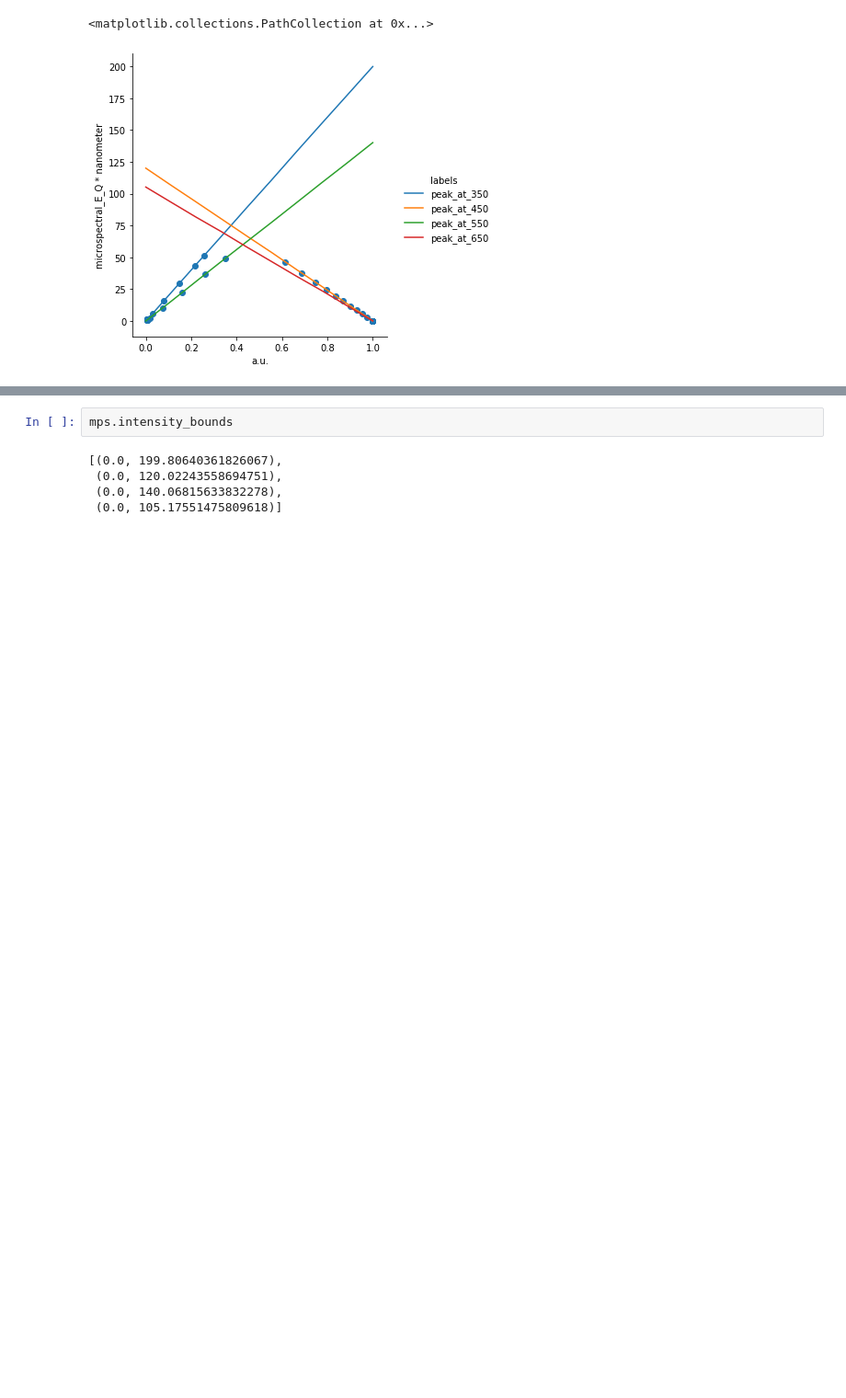
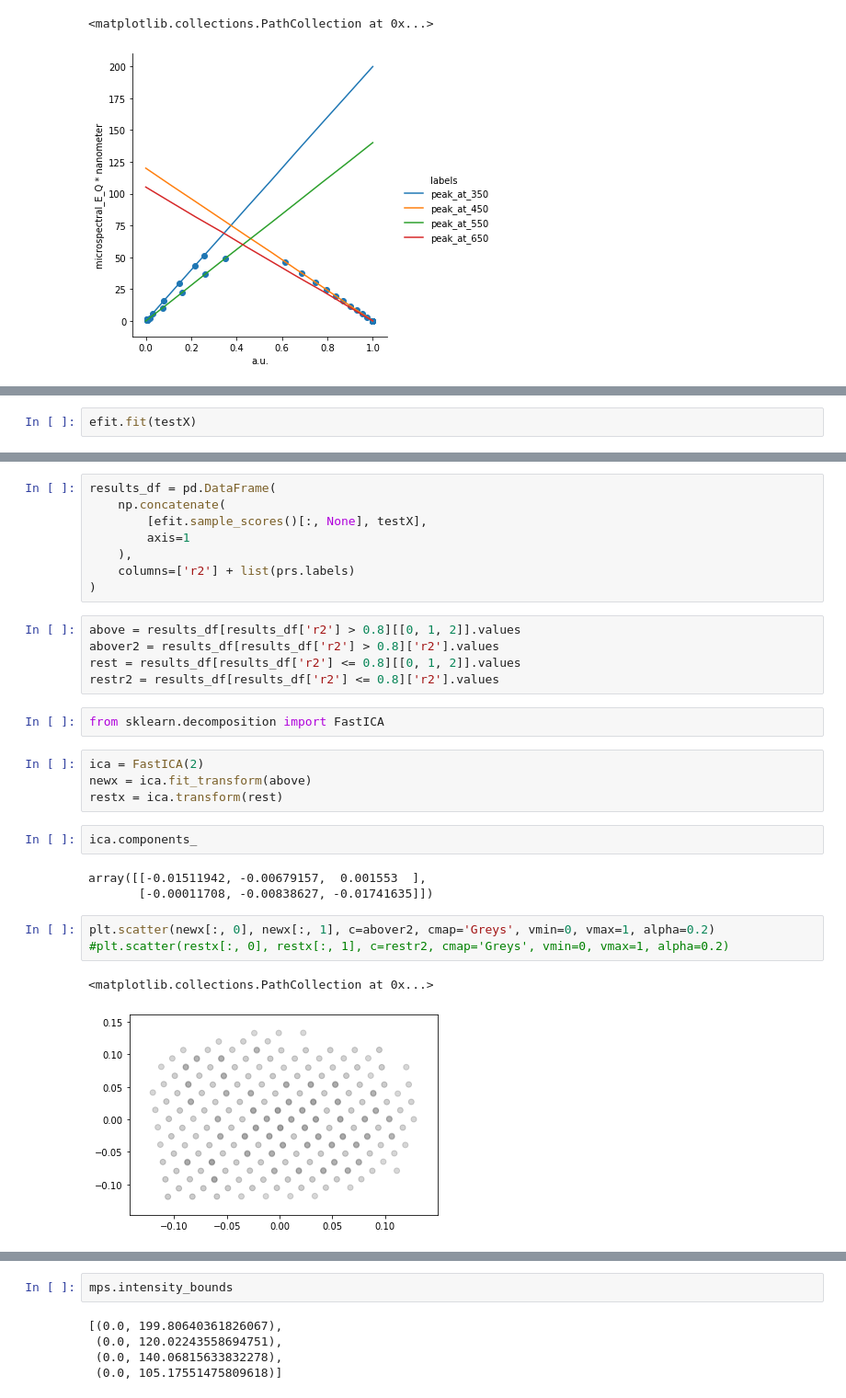
Before and after one commit to neuralsignal/dreye, a Jupyter notebook: messy_notebooks/rebase_Tests.ipynb, the cells around one changed output, grey strips where cells are left out. Shown at 92% size. Drawn from its saved outputs; the diff is of its cells as text; blank space fills up the shorter version.

```diff
--- a/messy_notebooks/rebase_Tests.ipynb
+++ b/messy_notebooks/rebase_Tests.ipynb
@@ -722,0 +745,2 @@ plt.scatter(o4, efit.fitted_intensities_)
+# %%
+efit.fit(testX)
@@ -722,0 +755,30 @@ plt.scatter(o4, efit.fitted_intensities_)
+# %%
+results_df = pd.DataFrame(
+    np.concatenate(
+        [efit.sample_scores()[:, None], testX],
+        axis=1
+    ),
+    columns=['r2'] + list(prs.labels)
+)
+# %%
+above = results_df[results_df['r2'] > 0.8][[0, 1, 2]].values
+abover2 = results_df[results_df['r2'] > 0.8]['r2'].values
+rest = results_df[results_df['r2'] <= 0.8][[0, 1, 2]].values
+restr2 = results_df[results_df['r2'] <= 0.8]['r2'].values
+# %%
+from sklearn.decomposition import FastICA
+# %%
+ica = FastICA(2)
+newx = ica.fit_transform(above)
+restx = ica.transform(rest)
+# %%
+ica.components_
+# %% [output]
+array([[-0.01511942, -0.00679157,  0.001553  ],
+       [-0.00011708, -0.00838627, -0.01741635]])
+# %%
+plt.scatter(newx[:, 0], newx[:, 1], c=abover2, cmap='Greys', vmin=0, vmax=1, alpha=0.2)
+#plt.scatter(restx[:, 0], restx[:, 1], c=restr2, cmap='Greys', vmin=0, vmax=1, alpha=0.2)
+# %% [output]
+<matplotlib.collections.PathCollection at 0x...>
+[figure, added]
```
Also changed, not shown: parts of 28 cells of this notebook, 6 other files.
